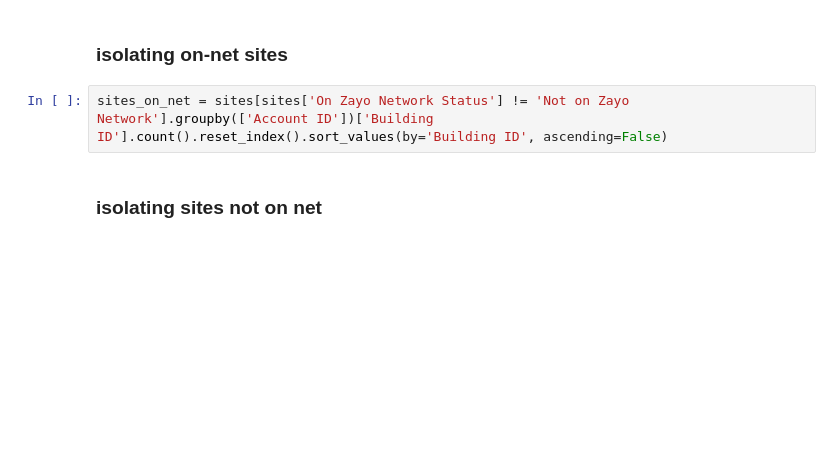
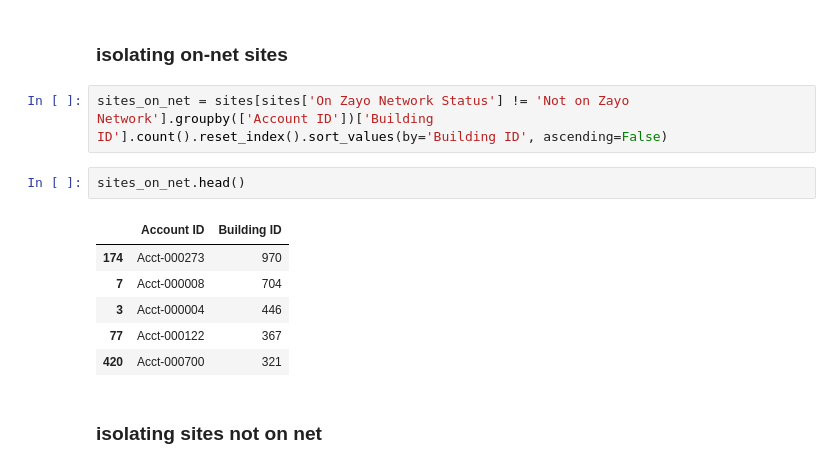
Before and after one commit to INFO-4602-5602/project1-swashbucklers, a Jupyter notebook: notebooks/explore-zayo-data.ipynb, the cells around one changed output. Cells and saved outputs as stored; diff of their text form; blank space fills up the shorter version.

```diff
--- a/notebooks/explore-zayo-data.ipynb
+++ b/notebooks/explore-zayo-data.ipynb
@@ -252,6 +355,15 @@ zero_rev_acc_opps.to_csv(saveToFile, index = False)
 ### isolating on-net sites
 # %%
 sites_on_net = sites[sites['On Zayo Network Status'] != 'Not on Zayo Network'].groupby(['Account ID'])['Building ID'].count().reset_index().sort_values(by='Building ID', ascending=False)
+# %%
+sites_on_net.head()
+# %% [output]
+|  | Account ID | Building ID |
+| 174 | Acct-000273 | 970 |
+| 7 | Acct-000008 | 704 |
+| 3 | Acct-000004 | 446 |
+| 77 | Acct-000122 | 367 |
+| 420 | Acct-000700 | 321 |
 # %% [markdown]
 ### isolating sites not on net
 # %%
```
Also changed, not shown: parts of 22 cells of this notebook, 7 other files.
